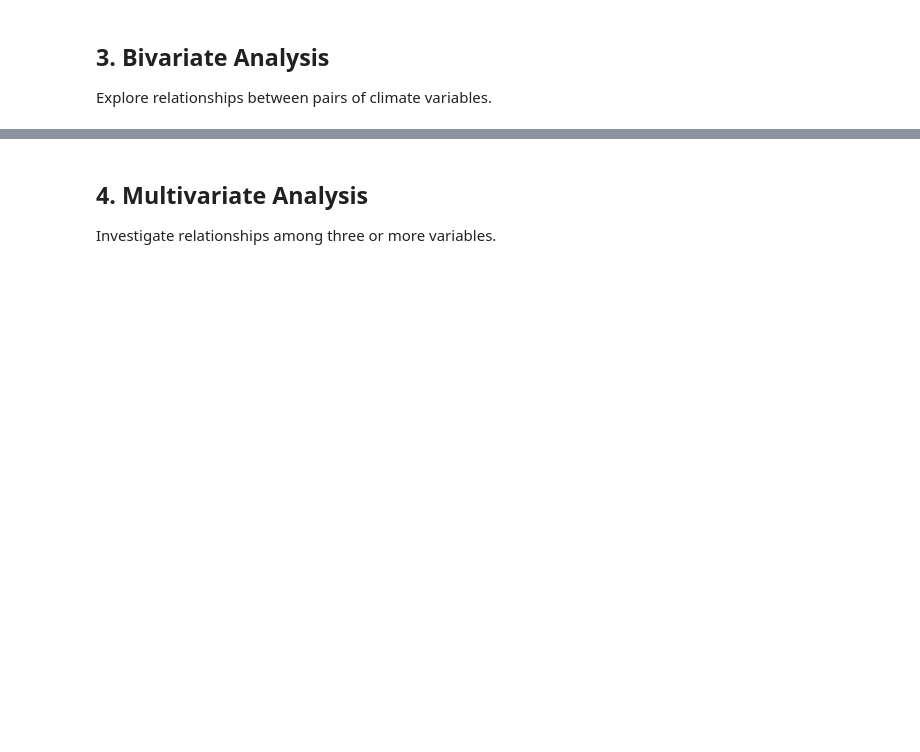
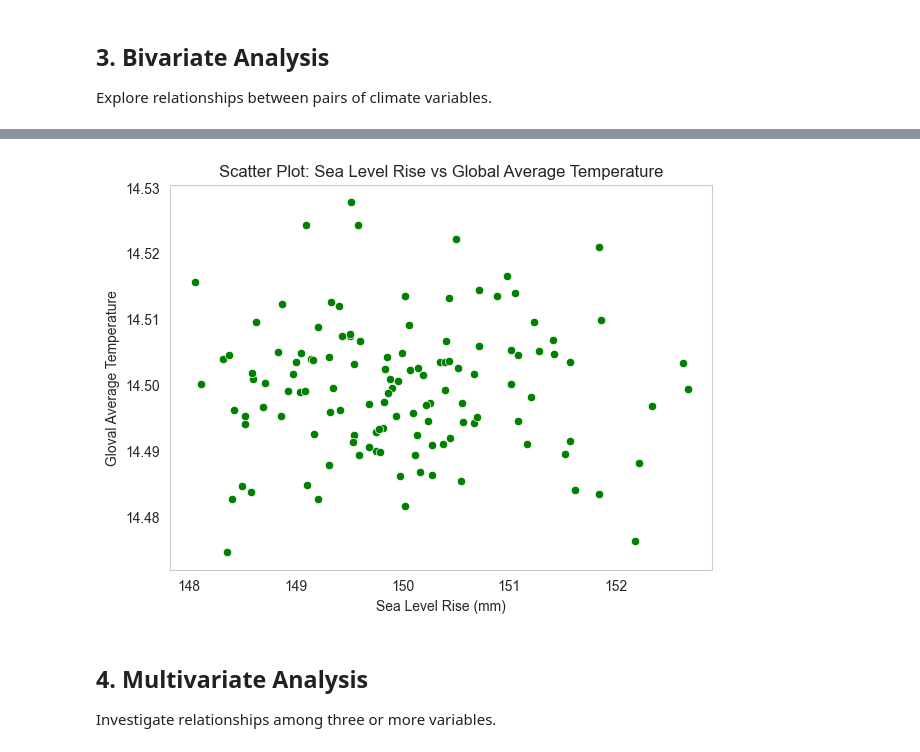
Before and after one commit to Omdena-NIC-Nepal/complete-eda-letsdoit, a Jupyter notebook: climate_eda.ipynb, the cells around one changed output, grey strips where cells are left out. Drawn from its saved outputs; the diff is of its cells as text; code cells hidden in the pictures; blank space fills up the shorter version.

Commit message:
scatter plot added sea level vs temp

```diff
--- a/climate_eda.ipynb
+++ b/climate_eda.ipynb
@@ -231,3 +223,16 @@ Index(['Year', 'Global Average Temperature (°C)', 'CO2 Concentration (ppm)',
+# %%
+# Scatter Plot Bivariate Analysis (Sea Level Vs Temperatures)
+
+plt.figure(figsize=(7,5))
+sns.scatterplot(x = "Sea Level Rise (mm)", y = "Global Average Temperature (°C)", data = aggregated_data, color = "green")
+# adding features
+plt.title("Scatter Plot: Sea Level Rise vs Global Average Temperature")
+plt.xlabel("Sea Level Rise (mm)")
+plt.ylabel("Gloval Average Temperature")
+plt.grid(False)
+plt.show()
+# %% [output]
+[figure, added]
 # %% [markdown]
 ## 4. Multivariate Analysis
 
```
Also changed, not shown: parts of 2 cells of this notebook.
